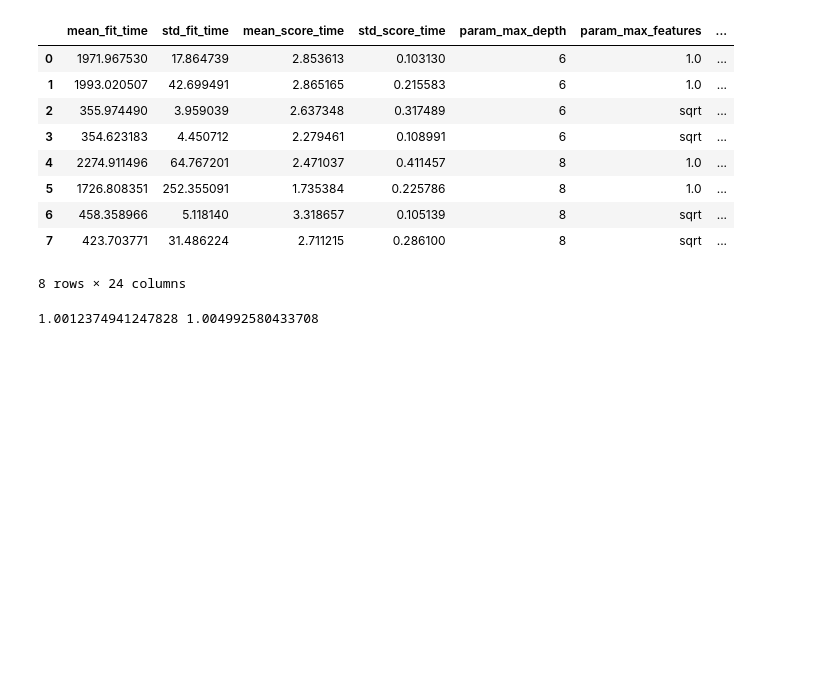
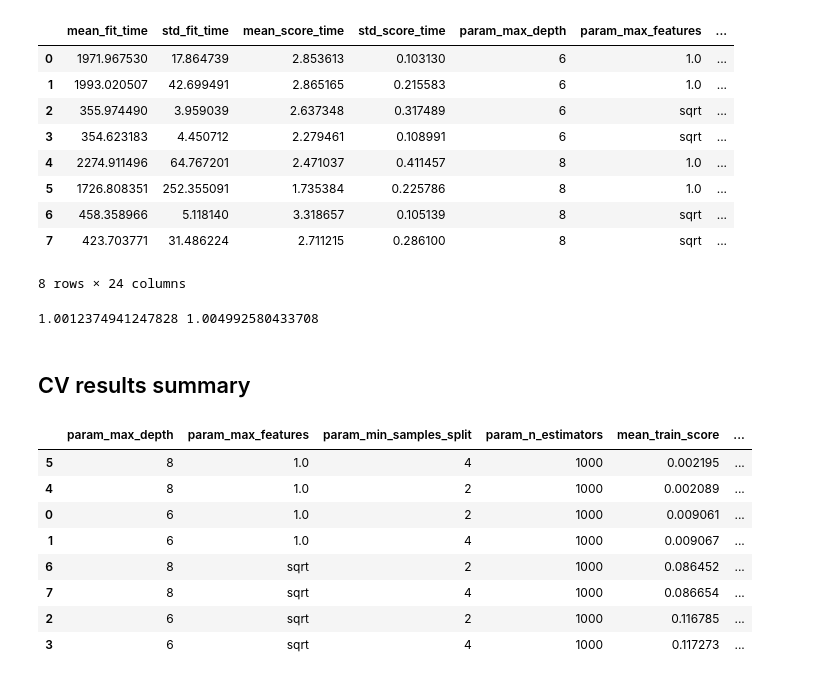
Before and after one commit to Ahmed-Haitham/Reproducible-Research-Project, a Jupyter notebook: model/model_choice.ipynb, the cells around one changed output. Cells and saved outputs as stored; diff of their text form; code cells hidden in the pictures; blank space fills up the shorter version.

Commit message:
cv summaries

```diff
--- a/model/model_choice.ipynb
+++ b/model/model_choice.ipynb
@@ -127,11 +127,11 @@ param_grid = {
     'min_samples_split': [2,4], #Irena tuned this one
 }
 # %%
-model_RF = TrainRF(data, 'fare_amount', param_grid=param_grid, kfolds=5, seed=12345)
+model_XGB = TrainRF(data, 'fare_amount', param_grid=param_grid, kfolds=5, seed=12345)
 best_model, train_score, test_score, cv_results = model_RF.train_model()
-with open('saved_models/cv_results_RF.pkl', 'wb') as file:
+with open('saved_models/cv_results_XGB.pkl', 'wb') as file:
     pickle.dump(cv_results, file)
-model_RF.save_best_model('saved_models/RF_model.pkl')
+model_XGB.save_best_model('saved_models/XGB_model.pkl')
 print(train_score, test_score)
 display(cv_results)
 # %% [output]
@@ -150,11 +150,11 @@ Fitting 5 folds for each of 8 candidates, totalling 40 fits
 # %% [markdown]
 ## Fare amount log
 # %%
-model_RF_log = TrainRF(data, 'fare_amount_log', param_grid=param_grid, kfolds=5, seed=12345)
-best_model, train_score, test_score, cv_results = model_RF_log.train_model()
-with open('saved_models/cv_results_RF_log.pkl', 'wb') as file:
+model_XGB_log = TrainXGB(data, 'fare_amount_log', param_grid=param_grid, kfolds=5, seed=12345)
+best_model, train_score, test_score, cv_results = model_XGB_log.train_model()
+with open('saved_models/cv_results_XGB_log.pkl', 'wb') as file:
     pickle.dump(cv_results, file)
-model_RF_log.save_best_model('saved_models/RF_model_log.pkl')
+model_XGB_log.save_best_model('saved_models/XGB_model_log.pkl')
 print(train_score, test_score)
 display(cv_results)
 # %% [output]
@@ -176,3 +176,5 @@ from math import exp
 print(exp(train_score), exp(test_score))
 # %% [output]
 1.0012374941247828 1.004992580433708
+# %% [markdown]
+## CV results summary
@@ -178,0 +184,22 @@ print(exp(train_score), exp(test_score))
+# %%
+with open('saved_models/cv_results_RF.pkl', 'rb') as file:
+     cv_results_RF = pickle.load(file)
+cv_results_RF.columns
+cv_summary_columns_RF = ['param_max_depth', 'param_max_features', 'param_min_samples_split', 'param_n_estimators',
+                            'mean_train_score', 'std_train_score', 'mean_test_score', 'std_test_score']
+cv_results_RF['mean_train_score'] = cv_results_RF['mean_train_score'].abs()
+cv_results_RF['mean_test_score'] = cv_results_RF['mean_test_score'].abs()
+cv_summary_RF = cv_results_RF[cv_summary_columns_RF].sort_values(by='mean_test_score', ascending=True)
+with open('saved_models/cv_summaries/cv_summary_RF.pkl', 'wb') as file:
+    pickle.dump(cv_summary_RF, file)
+cv_summary_RF.head(10)
+# %% [output]
+|  | param_max_depth | param_max_features | param_min_samples_split | param_n_estimators | mean_train_score | ... |
+| 5 | 8 | 1.0 | 4 | 1000 | 0.002195 | ... |
+| 4 | 8 | 1.0 | 2 | 1000 | 0.002089 | ... |
+| 0 | 6 | 1.0 | 2 | 1000 | 0.009061 | ... |
+| 1 | 6 | 1.0 | 4 | 1000 | 0.009067 | ... |
+| 6 | 8 | sqrt | 2 | 1000 | 0.086452 | ... |
+| 7 | 8 | sqrt | 4 | 1000 | 0.086654 | ... |
+| 2 | 6 | sqrt | 2 | 1000 | 0.116785 | ... |
+| 3 | 6 | sqrt | 4 | 1000 | 0.117273 | ... |
```
Also changed, not shown: parts of 7 cells of this notebook, 4 other files.
